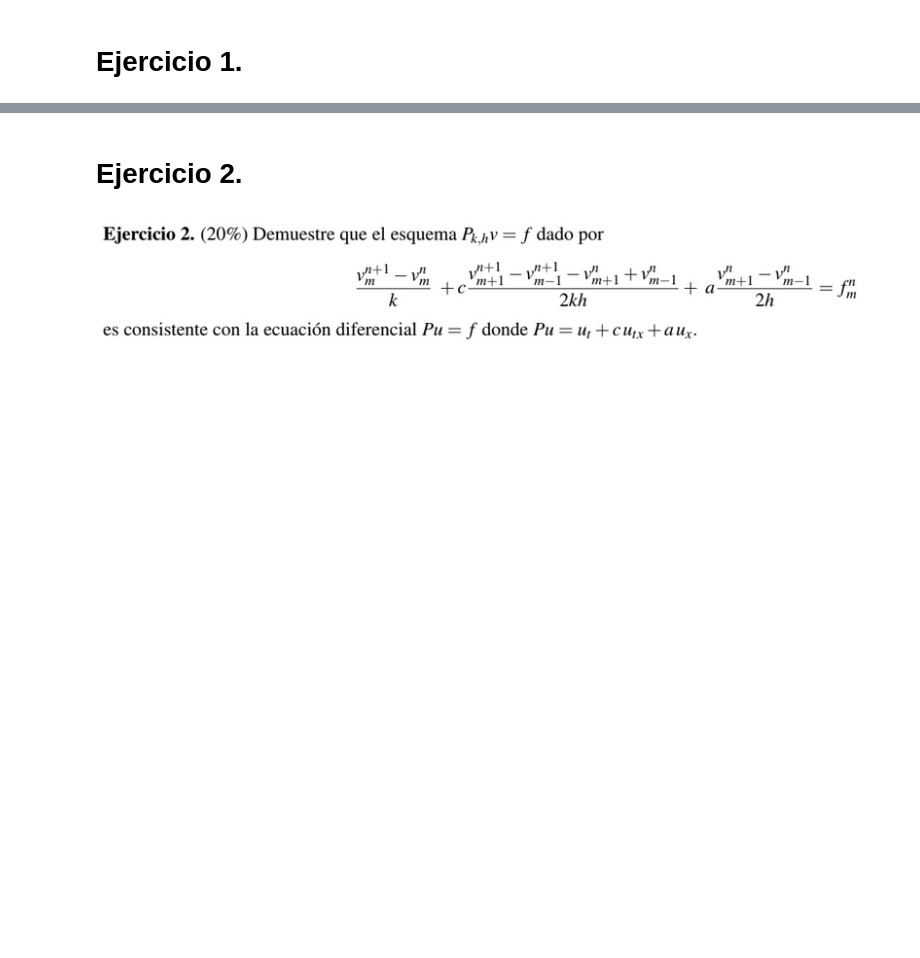
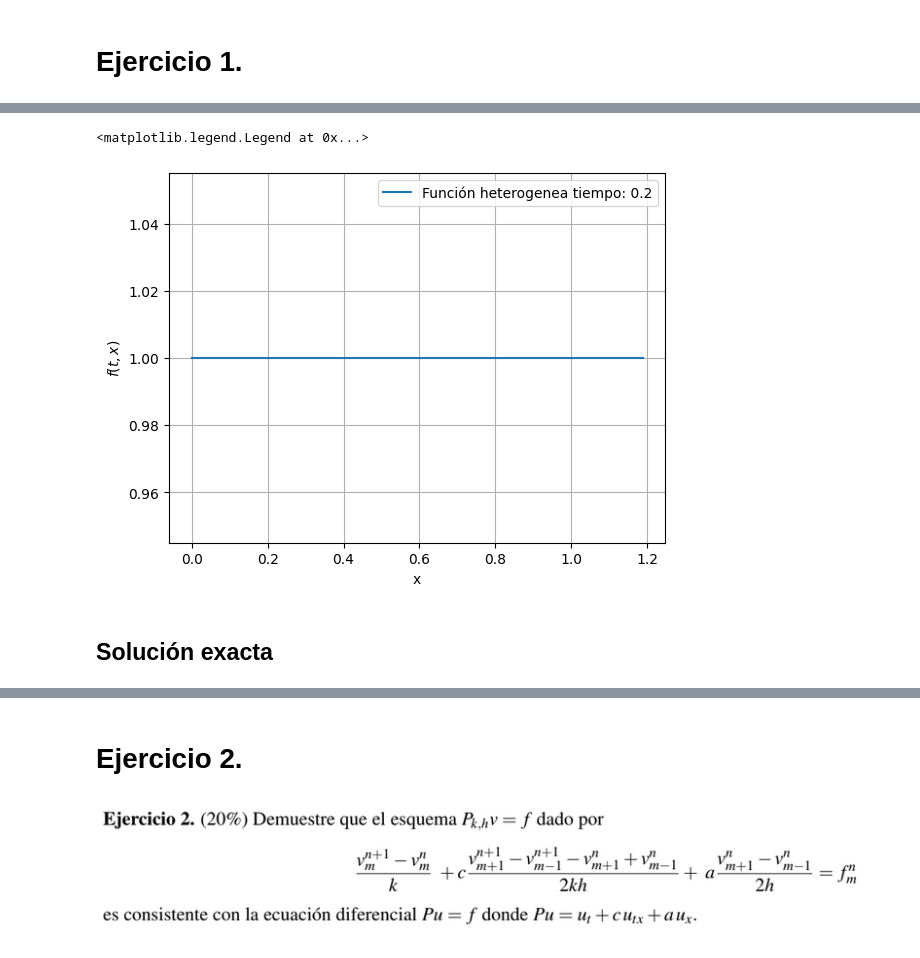
Before and after one commit to SamHuRo/solucion-numerica-de-EDP, a Jupyter notebook: Tareas/Tarea_02/Tarea_01-Samuel_Huertas.ipynb, the cells around one changed output, grey strips where cells are left out. Saved outputs shown, nothing was run; the diff lists cells and outputs as text; code cells hidden in the pictures; blank space fills up the shorter version.

```diff
--- a/Tareas/Tarea_02/Tarea_01-Samuel_Huertas.ipynb
+++ b/Tareas/Tarea_02/Tarea_01-Samuel_Huertas.ipynb
@@ -88,3 +102,53 @@ def animar_esquema(
 # Ejercicio 1.
 # %% [markdown]
 ![image.png](attachment:image.png)
+# %%
+# Variables de la parte espacial
+a = 0                                   # Limite inferior del intervalo a evaluar
+b = 1.2                                 # Limite superior del intervalo a evaluar
+M = 100                                 # Número de divisiones de la parte espacial
+
+h = (b - a) / M                         # Tamaño de paso: h = (b-a)/M
+
+# Variables de la parte temporal
+T = 0.8                                 # Limite superior del intervalo temporal
+N = 10                                  # Número de divisones de la parte temporal
+
+k = T / N                               # Tamaño de paso: k = T/N
+
+variable_temporal = np.arange(0, T, k)
+variable_espacial = np.arange(a, b, h)
+
+t_comparación = [0.2, 0.4, 0.6, 0.8]    # Valores de tiempo para realizar comparación
+
+alpha = 1/2                             # Constante que acompaña a la derivada espacial
+# %%
+# Función f(t,x)
+def funcion_heterogenea(
+        x,
+        t,
+):
+    """
+    Función heterogenea de la Ecuación Diferencial Parcial.
+    t : float o np.ndarray
+    x : float o np.ndarray
+    """
+    t = np.array(t)
+    x = np.array(x)
+
+    return np.piecewise(
+        x,
+        [x < 0,
+         (x >= 0)],
+        [0, 1]
+    )
+
+f = funcion_heterogenea(variable_espacial, 0.2)
+plt.plot(variable_espacial, f, label=f"Función heterogenea tiempo: {0.2}")
+plt.xlabel("x")
+plt.ylabel("$f(t, x)$")
+plt.grid(True)
+plt.legend()
+# %% [output]
+<matplotlib.legend.Legend at 0x...>
+[figure, added]
@@ -90,0 +176,2 @@ def animar_esquema(
+# %% [markdown]
+## Solución exacta
```
Also changed, not shown: parts of 18 cells of this notebook, 2 other files.
